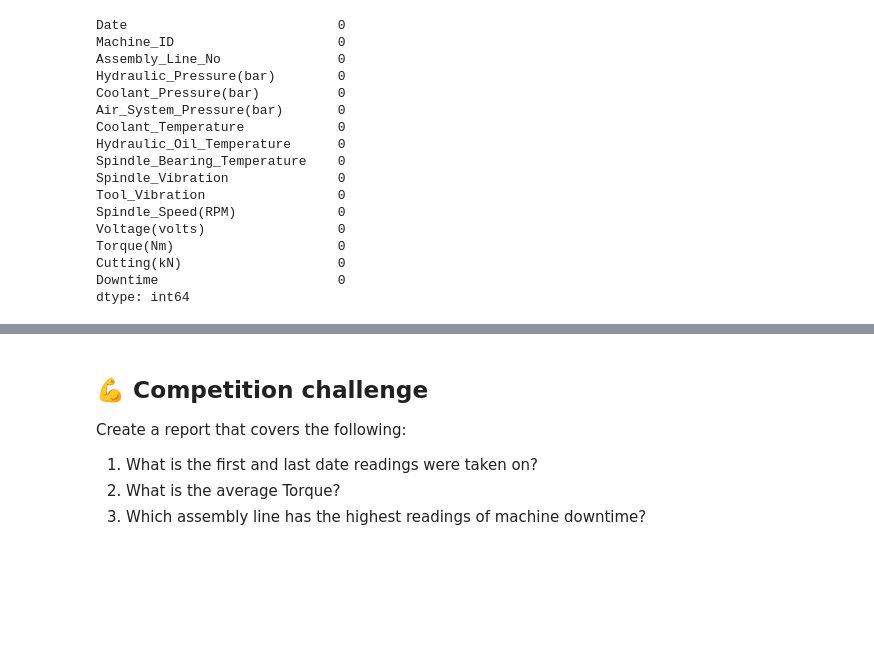
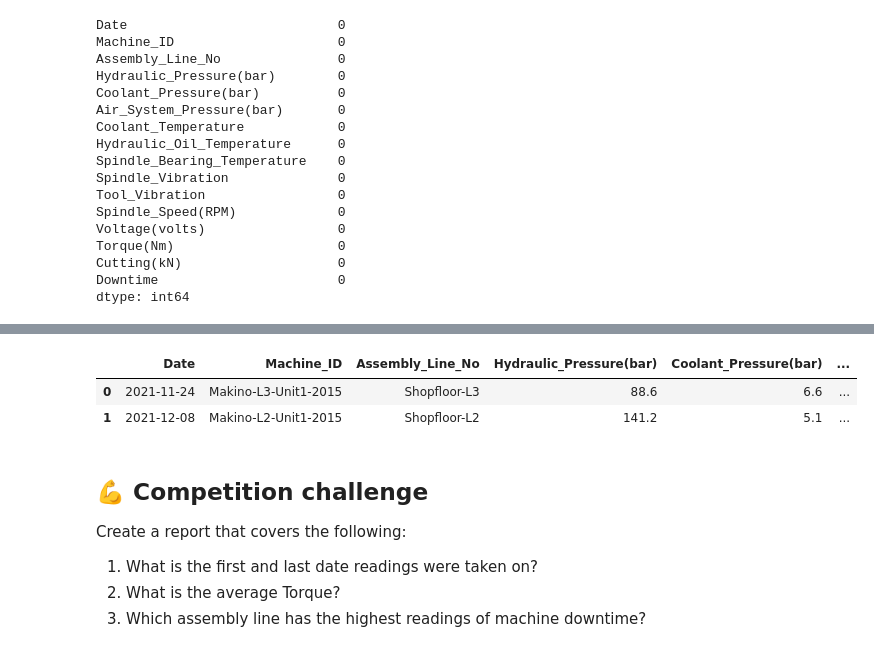
Before and after one commit to SirTee12/Machine-Downtime-Prediction, a Jupyter notebook: notebook/Analysis_machine_downtime.ipynb, the cells around one changed output, grey strips where cells are left out. Cells and saved outputs as stored; diff of their text form; code cells hidden in the pictures; blank space fills up the shorter version.

```diff
--- a/notebook/Analysis_machine_downtime.ipynb
+++ b/notebook/Analysis_machine_downtime.ipynb
@@ -262,3 +277,16 @@ dtype: int64
+# %%
+# convert the numerical column to one decimal place
+machine_downtime_ori[numerical_cols_with_nan] = machine_downtime_ori[numerical_cols_with_nan].round(1)
+
+# drop the Cutting(kN) column
+machine_downtime_ori.drop('Cutting(kN)', axis=1, inplace=True) # Removes the kN column
+
+# verify
+machine_downtime_ori.head(2)
+# %% [output]
+|  | Date | Machine_ID | Assembly_Line_No | Hydraulic_Pressure(bar) | Coolant_Pressure(bar) | ... |
+| 0 | 2021-11-24 | Makino-L3-Unit1-2015 | Shopfloor-L3 | 88.6 | 6.6 | ... |
+| 1 | 2021-12-08 | Makino-L2-Unit1-2015 | Shopfloor-L2 | 141.2 | 5.1 | ... |
 # %% [markdown]
 ## 💪 Competition challenge
 
```
Also changed, not shown: parts of 2 cells of this notebook.
